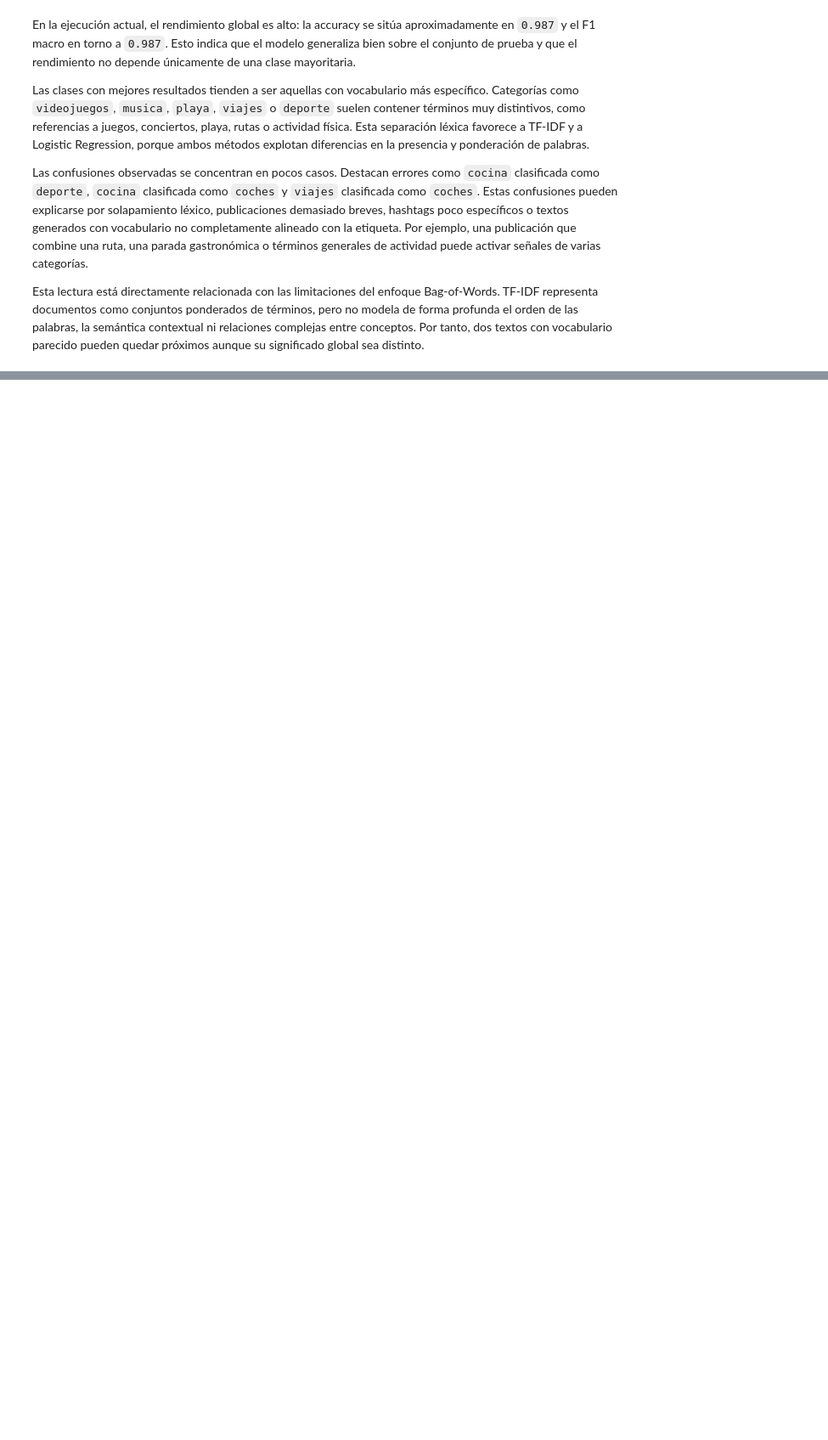
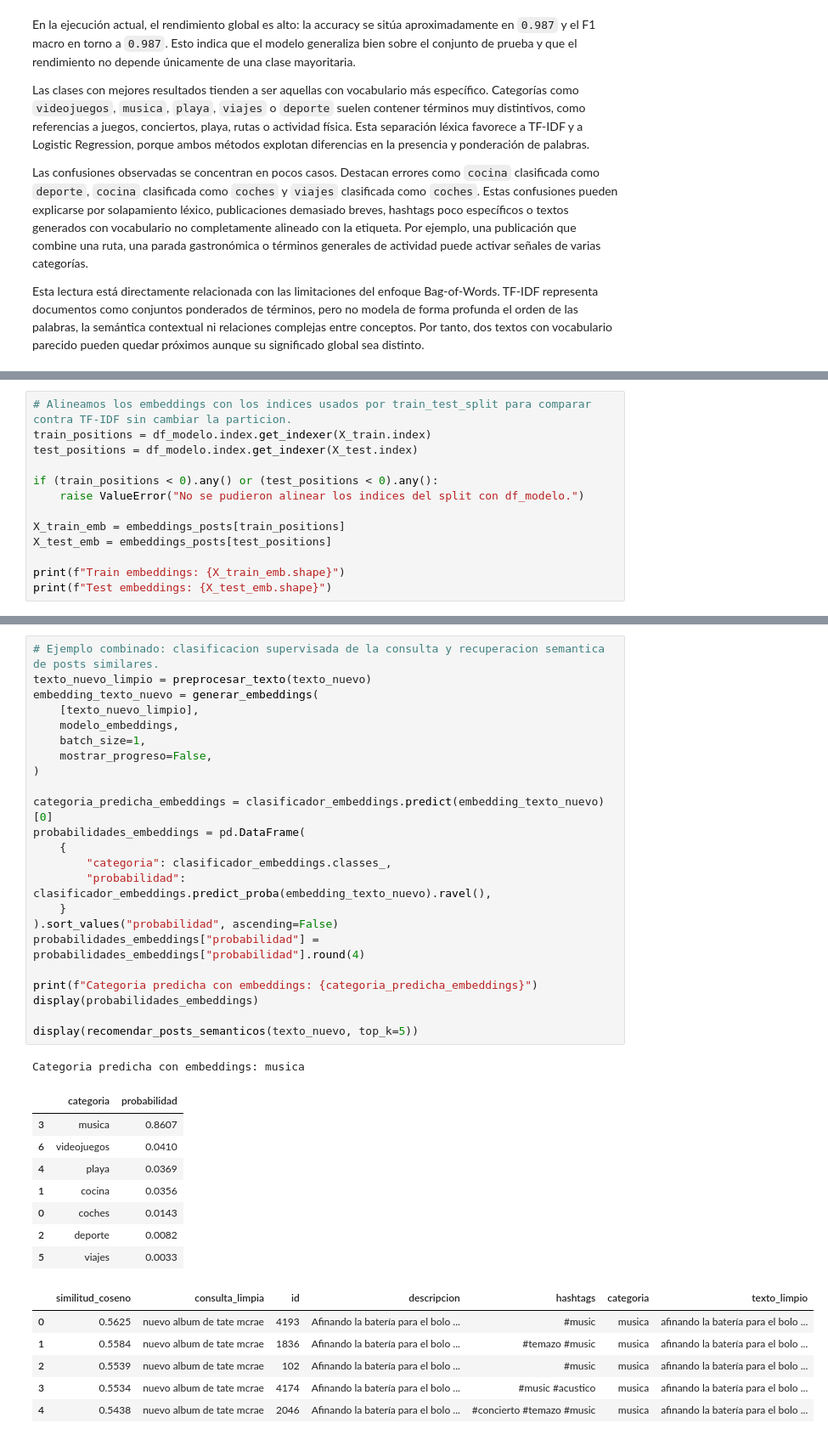
Before and after one commit to rafi412/Recomendacion-RRSS, a Jupyter notebook: 01_clasificacion_textual_supervisada.ipynb, the cells around one changed output, grey strips where cells are left out. Shown at 85% size. Drawn from its saved outputs; the diff is of its cells as text; blank space fills up the shorter version.

```diff
--- a/01_clasificacion_textual_supervisada.ipynb
+++ b/01_clasificacion_textual_supervisada.ipynb
@@ -585,0 +698,13 @@ Finalmente, este clasificador textual constituye una base sólida para una futur
+# %%
+# Alineamos los embeddings con los indices usados por train_test_split para comparar contra TF-IDF sin cambiar la particion.
+train_positions = df_modelo.index.get_indexer(X_train.index)
+test_positions = df_modelo.index.get_indexer(X_test.index)
+
+if (train_positions < 0).any() or (test_positions < 0).any():
+    raise ValueError("No se pudieron alinear los indices del split con df_modelo.")
+
+X_train_emb = embeddings_posts[train_positions]
+X_test_emb = embeddings_posts[test_positions]
+
+print(f"Train embeddings: {X_train_emb.shape}")
+print(f"Test embeddings: {X_test_emb.shape}")
@@ -585,0 +860,39 @@ Finalmente, este clasificador textual constituye una base sólida para una futur
+# %%
+# Ejemplo combinado: clasificacion supervisada de la consulta y recuperacion semantica de posts similares.
+texto_nuevo_limpio = preprocesar_texto(texto_nuevo)
+embedding_texto_nuevo = generar_embeddings(
+    [texto_nuevo_limpio],
+    modelo_embeddings,
+    batch_size=1,
+    mostrar_progreso=False,
+)
+
+categoria_predicha_embeddings = clasificador_embeddings.predict(embedding_texto_nuevo)[0]
+probabilidades_embeddings = pd.DataFrame(
+    {
+        "categoria": clasificador_embeddings.classes_,
+        "probabilidad": clasificador_embeddings.predict_proba(embedding_texto_nuevo).ravel(),
+    }
+).sort_values("probabilidad", ascending=False)
+probabilidades_embeddings["probabilidad"] = probabilidades_embeddings["probabilidad"].round(4)
+
+print(f"Categoria predicha con embeddings: {categoria_predicha_embeddings}")
+display(probabilidades_embeddings)
+
+display(recomendar_posts_semanticos(texto_nuevo, top_k=5))
+# %% [output]
+Categoria predicha con embeddings: musica
+|  | categoria | probabilidad |
+| 3 | musica | 0.8607 |
+| 6 | videojuegos | 0.0410 |
+| 4 | playa | 0.0369 |
+| 1 | cocina | 0.0356 |
+| 0 | coches | 0.0143 |
+| 2 | deporte | 0.0082 |
+| 5 | viajes | 0.0033 |
+|  | similitud_coseno | consulta_limpia | id | descripcion | hashtags | categoria | texto_limpio |
+| 0 | 0.5625 | nuevo album de tate mcrae | 4193 | Afinando la batería para el bolo ... | #music | musica | afinando la batería para el bolo ... |
+| 1 | 0.5584 | nuevo album de tate mcrae | 1836 | Afinando la batería para el bolo ... | #temazo #music | musica | afinando la batería para el bolo ... |
+| 2 | 0.5539 | nuevo album de tate mcrae | 102 | Afinando la batería para el bolo ... | #music | musica | afinando la batería para el bolo ... |
+| 3 | 0.5534 | nuevo album de tate mcrae | 4174 | Afinando la batería para el bolo ... | #music #acustico | musica | afinando la batería para el bolo ... |
+| 4 | 0.5438 | nuevo album de tate mcrae | 2046 | Afinando la batería para el bolo ... | #concierto #temazo #music | musica | afinando la batería para el bolo ... |
```
Also changed, not shown: parts of 34 cells of this notebook, 7 other files.
